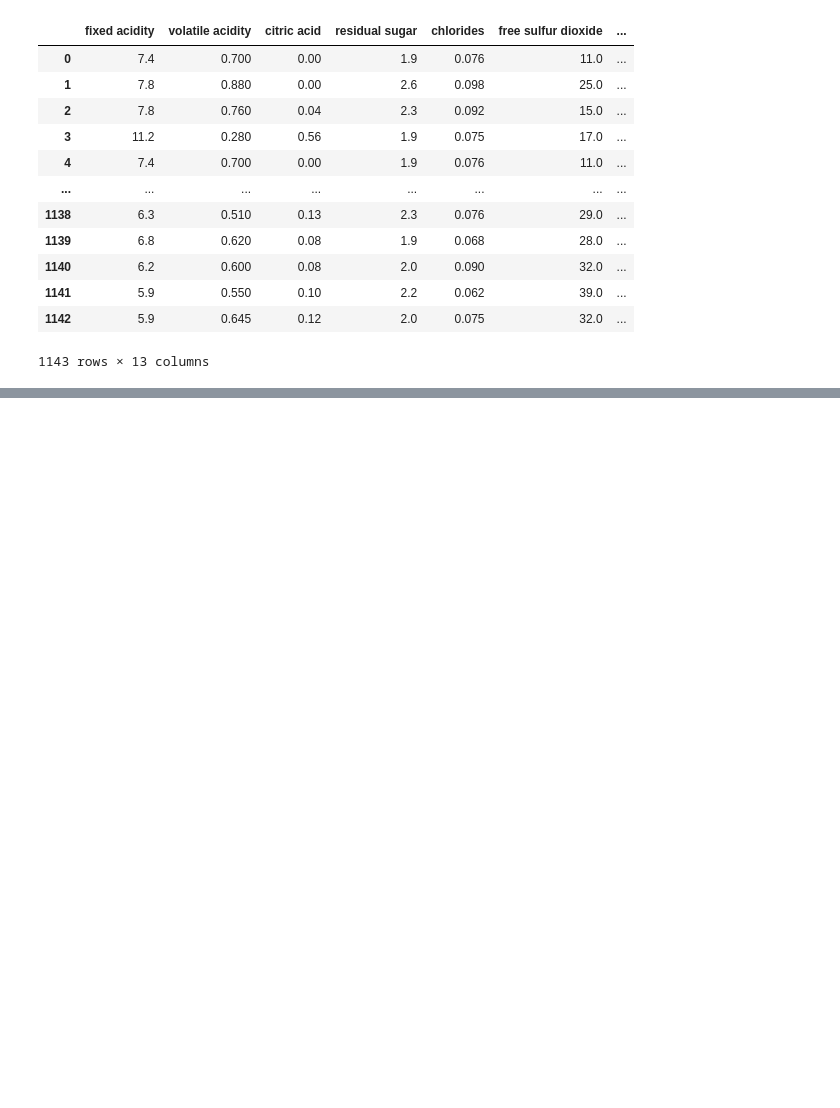
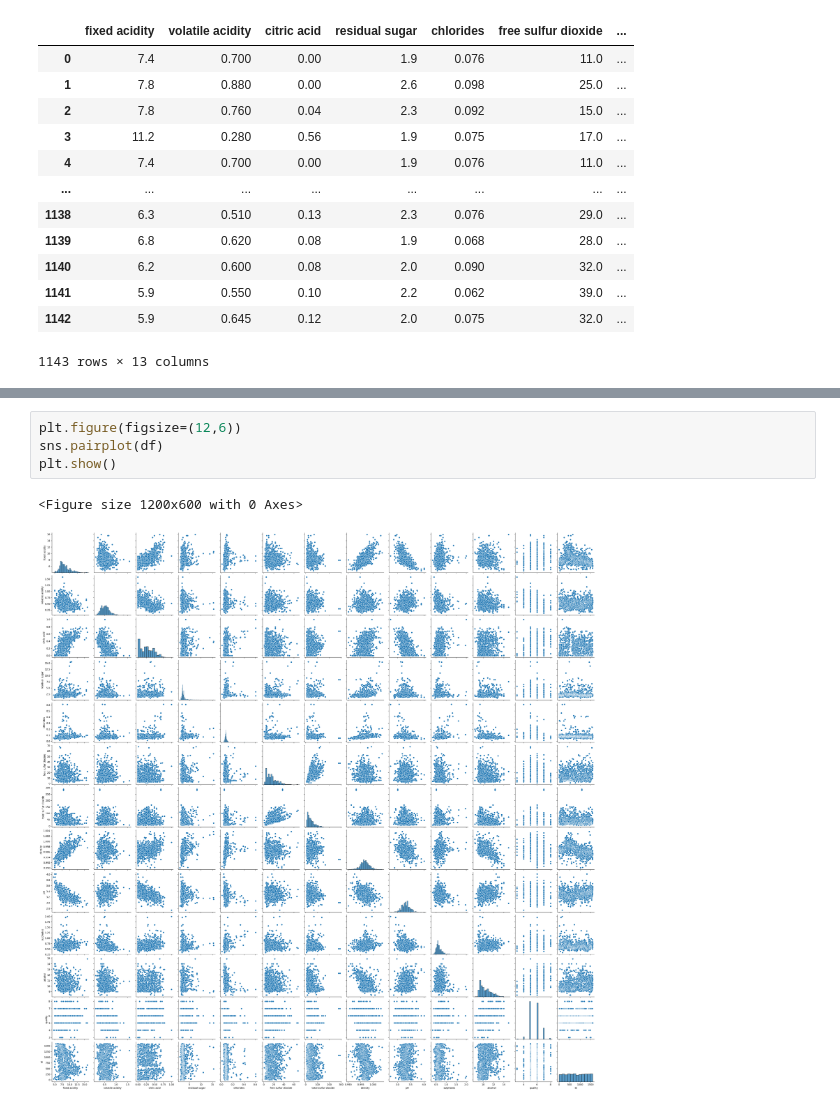
Before and after one commit to dhruvsheh/DJSR-TASKS, a Jupyter notebook: testWINEds.ipynb, the cells around one changed output, grey strips where cells are left out. Cells and saved outputs as stored; diff of their text form; blank space fills up the shorter version.

```diff
--- a/testWINEds.ipynb
+++ b/testWINEds.ipynb
@@ -26,0 +77,7 @@ df
+# %%
+plt.figure(figsize=(12,6))
+sns.pairplot(df)
+plt.show()
+# %% [output]
+<Figure size 1200x600 with 0 Axes>
+[figure, added]
```
Also changed, not shown: parts of 10 cells of this notebook.
